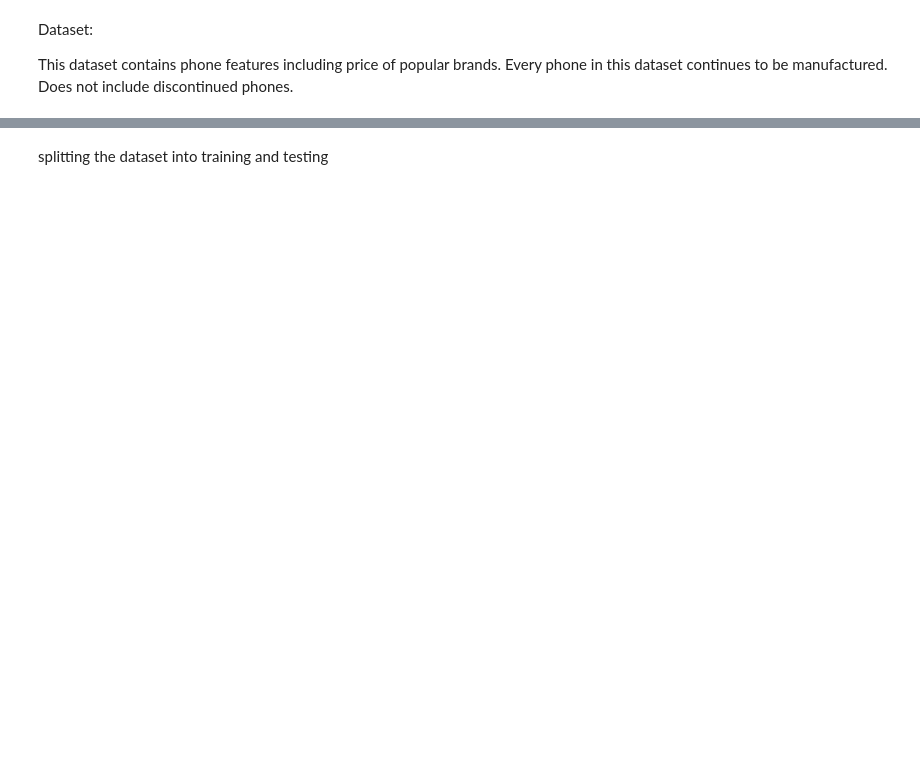
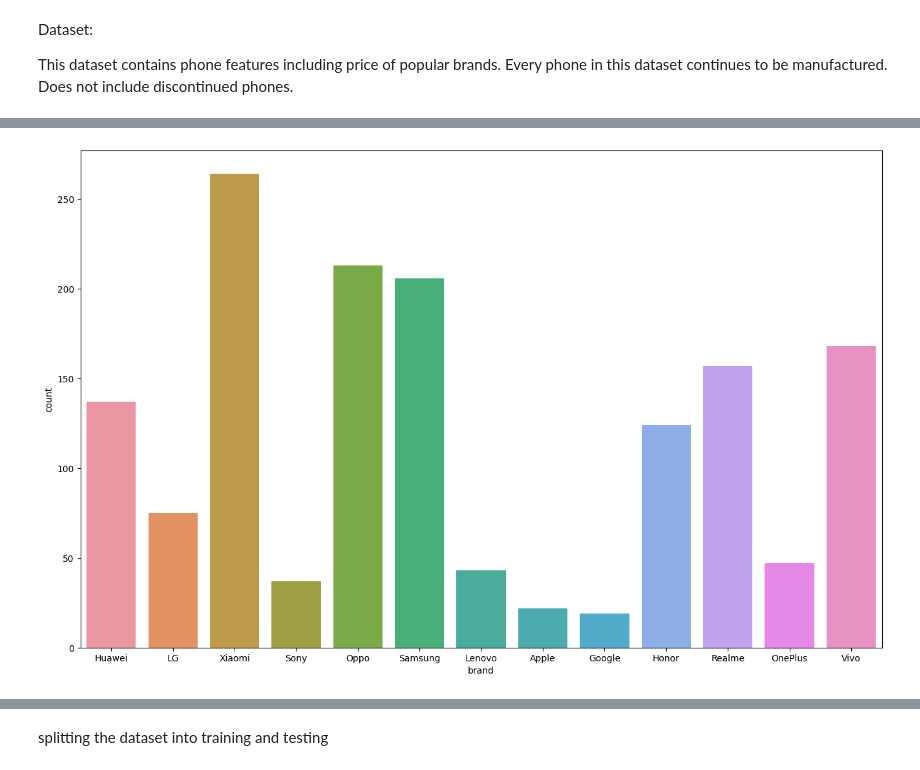
Before and after one commit to techbrothers3/phone-price-prediction-ml-kaggle-ex, a Jupyter notebook: Phone_price_prediction_ML.ipynb, the cells around one changed output, grey strips where cells are left out. Saved outputs shown, nothing was run; the diff lists cells and outputs as text; code cells hidden in the pictures; blank space fills up the shorter version.

```diff
--- a/Phone_price_prediction_ML.ipynb
+++ b/Phone_price_prediction_ML.ipynb
@@ -78,0 +133,10 @@ memory usage: 224.6 KB
+# %%
+# prices range from around $100 to $2000
+# peak around $200-300 range
+# some high end outlier phones over $1000
+
+
+plt.figure(figsize=(16,10))
+ax = sns.countplot(x ='brand', data = df)
+# %% [output]
+[figure, added]
```
Also changed, not shown: parts of 37 cells of this notebook.
